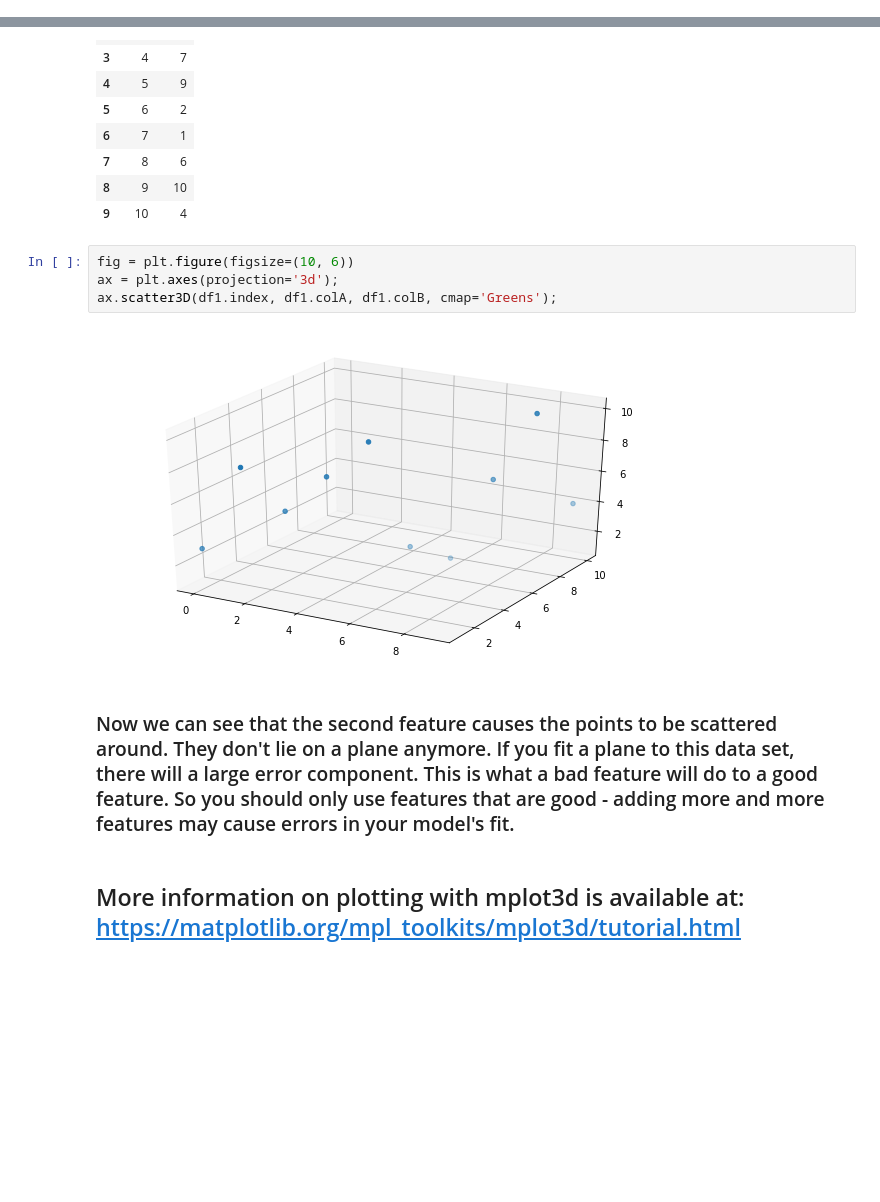
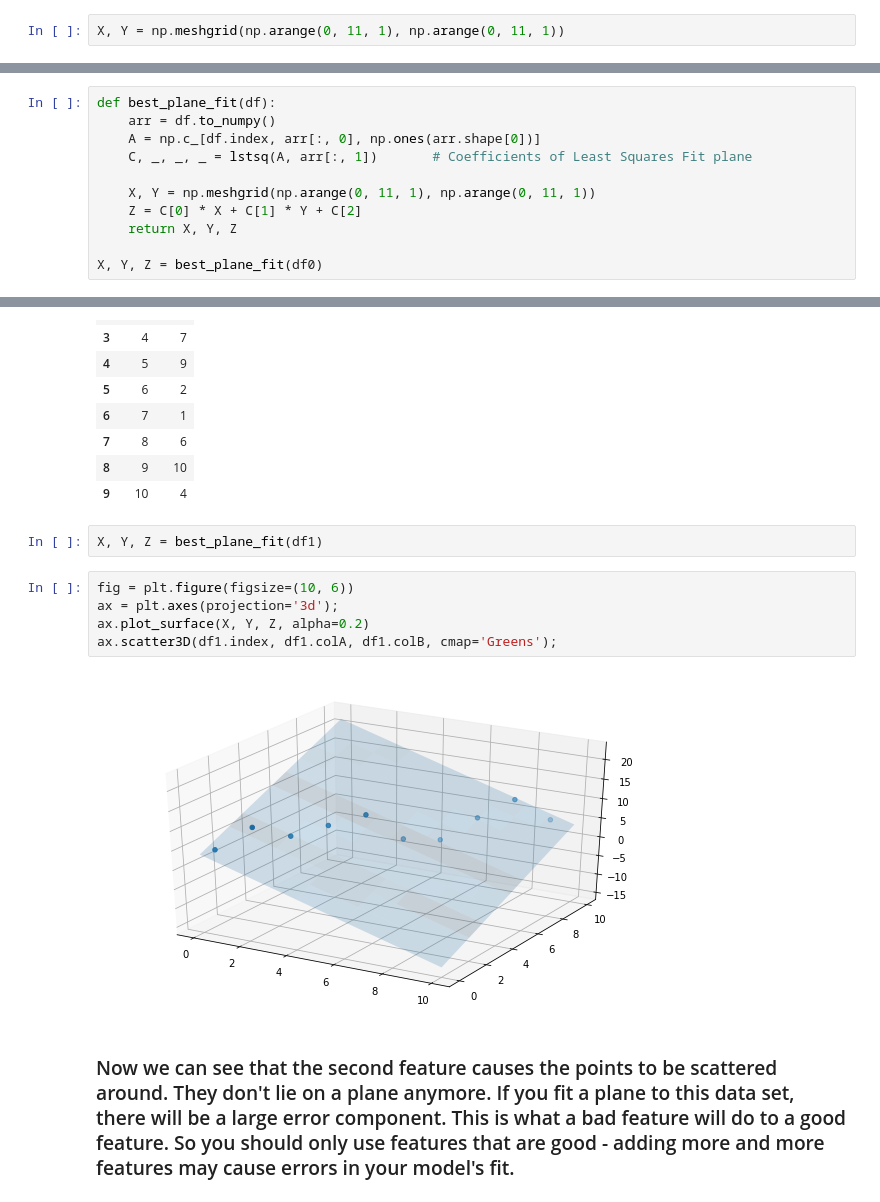
Before and after one commit to samirgadkari/ds, a Jupyter notebook: why_adding_features_can_hurt.ipynb, the cells around one changed output, grey strips where cells are left out. Saved outputs shown, nothing was run; the diff lists cells and outputs as text; blank space fills up the shorter version.

Commit message:
Added best-fit planes to 3-D plots

```diff
--- a/why_adding_features_can_hurt.ipynb
+++ b/why_adding_features_can_hurt.ipynb
@@ -21,3 +22,5 @@ df0
 | 7 | 8 | 8 |
 | 8 | 9 | 9 |
 | 9 | 10 | 10 |
+# %%
+X, Y = np.meshgrid(np.arange(0, 11, 1), np.arange(0, 11, 1))
@@ -24,3 +55,14 @@ df0
+# %%
+def best_plane_fit(df):
+    arr = df.to_numpy()
+    A = np.c_[df.index, arr[:, 0], np.ones(arr.shape[0])]
+    C, _, _, _ = lstsq(A, arr[:, 1])       # Coefficients of Least Squares Fit plane
+
+    X, Y = np.meshgrid(np.arange(0, 11, 1), np.arange(0, 11, 1))
+    Z = C[0] * X + C[1] * Y + C[2]
+    return X, Y, Z
+
+X, Y, Z = best_plane_fit(df0)
 # %%
 fig = plt.figure(figsize=(10, 6))
 ax = plt.axes(projection='3d');
@@ -47,13 +90,14 @@ df1
 | 7 | 8 | 6 |
 | 8 | 9 | 10 |
 | 9 | 10 | 4 |
+# %%
+X, Y, Z = best_plane_fit(df1)
 # %%
 fig = plt.figure(figsize=(10, 6))
 ax = plt.axes(projection='3d');
+ax.plot_surface(X, Y, Z, alpha=0.2)
 ax.scatter3D(df1.index, df1.colA, df1.colB, cmap='Greens');
 # %% [output]
-[figure, old version]
+[figure, new version]
 # %% [markdown]
-### Now we can see that the second feature causes the points to be scattered around. They don't lie on a plane anymore. If you fit a plane to this data set, there will a large error component. This is what a bad feature will do to a good feature. So you should only use features that are good - adding more and more features may cause errors in your model's fit.
+### Now we can see that the second feature causes the points to be scattered around. They don't lie on a plane anymore. If you fit a plane to this data set, there will be a large error component. This is what a bad feature will do to a good feature. So you should only use features that are good - adding more and more features may cause errors in your model's fit.
-# %% [markdown]
-## More information on plotting with mplot3d is available at: https://matplotlib.org/mpl_toolkits/mplot3d/tutorial.html
```
Also changed, not shown: parts of 6 cells of this notebook.
